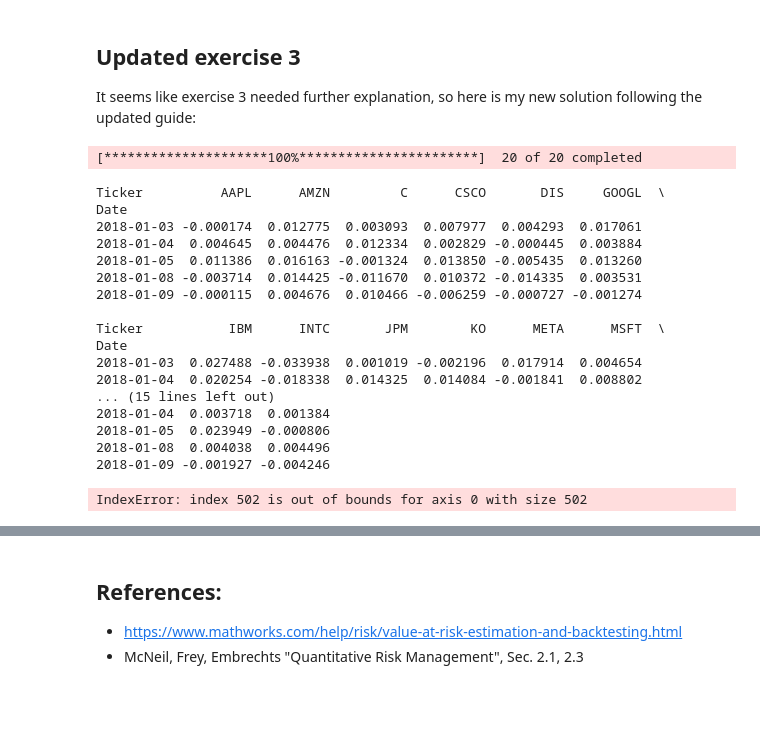
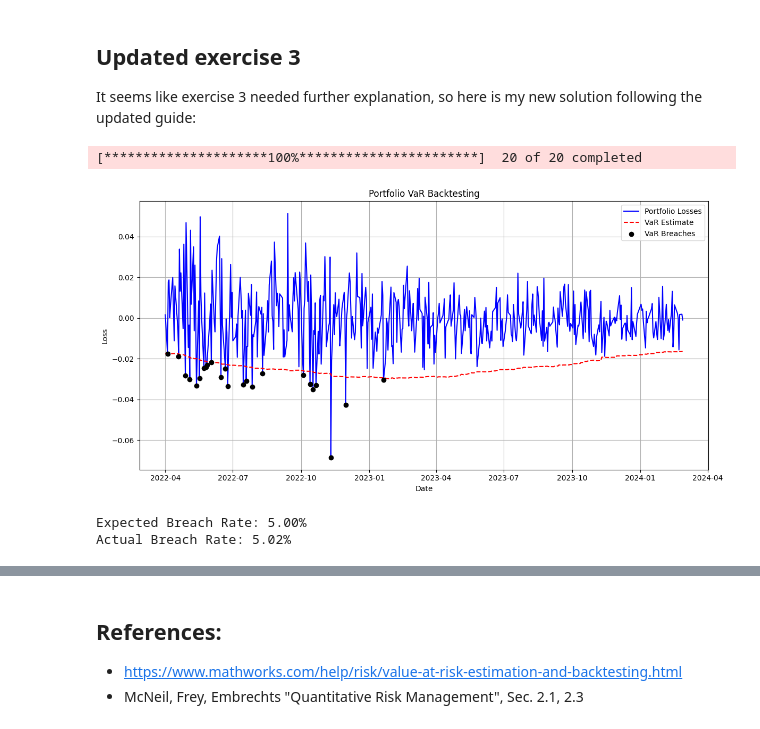
Before and after one commit to glorivaas/Risk_Measures, a Jupyter notebook: lab2.ipynb, the cells around one changed output, grey strips where cells are left out. Saved outputs shown, nothing was run; the diff lists cells and outputs as text; code cells hidden in the pictures; blank space fills up the shorter version.

```diff
--- a/lab2.ipynb
+++ b/lab2.ipynb
@@ -372,7 +372,6 @@ tickers = ["AAPL", "MSFT", "GOOGL", "AMZN", "TSLA", "META", "NVDA", "NFLX", "JPM
 data = yf.download(tickers, start="2018-01-01", end="2024-02-28")["Close"]
 
 returns = data.pct_change().dropna()
-print(returns.head())
 returns_array = returns.values
 dates = returns.index
 
@@ -406,11 +405,16 @@ def variance_covariance_risk_vectors_var(
     confidence_level: float,
     return_dates: pd.DatetimeIndex,
     obs_window_size: int = 250
-) -> npt.NDArray[np.double]:
-    mask = return_dates >= return_dates[-1] - pd.DateOffset(years=2)
+) -> tuple[npt.NDArray[np.double], pd.DatetimeIndex]:
+
+    required_history = pd.tseries.offsets.BDay(252 * 2 + obs_window_size)
+    start_cutoff = return_dates[-1] - required_history
+    mask = return_dates >= start_cutoff
+
+    returns_risk_vectors = returns_risk_vectors[mask]
     a_t = a_t[mask]
     b_t = b_t[mask]
-    return_dates = return_dates[mask]
+    filtered_dates = return_dates[mask]
 
     n = returns_risk_vectors.shape[0]
     var_series = np.full(n, np.nan)
@@ -427,7 +431,8 @@ def variance_covariance_risk_vectors_var(
         std_loss = np.sqrt(b_t[t] @ sigma @ b_t[t])
         var_series[t] = mean_loss + z_c * std_loss
 
-    return var_series, return_dates[-n:]  # Also return the filtered dates
+    return var_series, filtered_dates
+
 
 def backtest_var(
     portfolio_losses: npt.NDArray[np.double],
@@ -446,49 +451,34 @@ def backtest_var(
                 color='black', label='VaR Breaches', zorder=3)
     plt.xlabel("Date")
     plt.ylabel("Loss")
     plt.title("Portfolio VaR Backtesting")
     plt.grid()
     plt.legend()
     plt.tight_layout()
     plt.show()
 
     expected_rate = 1 - confidence_level
     actual_rate = np.mean(breaches[start_index:])
     print(f"Expected Breach Rate: {expected_rate:.2%}")
     print(f"Actual Breach Rate: {actual_rate:.2%}")
 
 var_series, var_dates = variance_covariance_risk_vectors_var(
     returns_risk_vectors=returns_array,
     a_t=a_t,
     b_t=b_t,
     confidence_level=0.95,
     return_dates=dates
 )
 portfolio_losses = -returns_array @ weights
-portfolio_losses_last2y = portfolio_losses[-len(var_series):]  # align with filtered 2y
+portfolio_losses_last2y = portfolio_losses[-len(var_series):]
 backtest_var(
     portfolio_losses=portfolio_losses_last2y,
     var_estimates=var_series,
     return_dates=var_dates,
     confidence_level=0.95
 )
 # %% [output]
 [*********************100%***********************]  20 of 20 completed
+[figure, added]
-Ticker          AAPL      AMZN         C      CSCO       DIS     GOOGL  \
-Date
-2018-01-03 -0.000174  0.012775  0.003093  0.007977  0.004293  0.017061
-2018-01-04  0.004645  0.004476  0.012334  0.002829 -0.000445  0.003884
-2018-01-05  0.011386  0.016163 -0.001324  0.013850 -0.005435  0.013260
-2018-01-08 -0.003714  0.014425 -0.011670  0.010372 -0.014335  0.003531
-2018-01-09 -0.000115  0.004676  0.010466 -0.006259 -0.000727 -0.001274
-
-Ticker           IBM      INTC       JPM        KO      META      MSFT  \
-Date
-2018-01-03  0.027488 -0.033938  0.001019 -0.002196  0.017914  0.004654
-2018-01-04  0.020254 -0.018338  0.014325  0.014084 -0.001841  0.008802
-... (15 lines left out)
-2018-01-04  0.003718  0.001384
-2018-01-05  0.023949 -0.000806
-2018-01-08  0.004038  0.004496
-2018-01-09 -0.001927 -0.004246
+Expected Breach Rate: 5.00%
+Actual Breach Rate: 5.02%
-IndexError: index 502 is out of bounds for axis 0 with size 502
```
Also changed, not shown: parts of 1 cell of this notebook.
